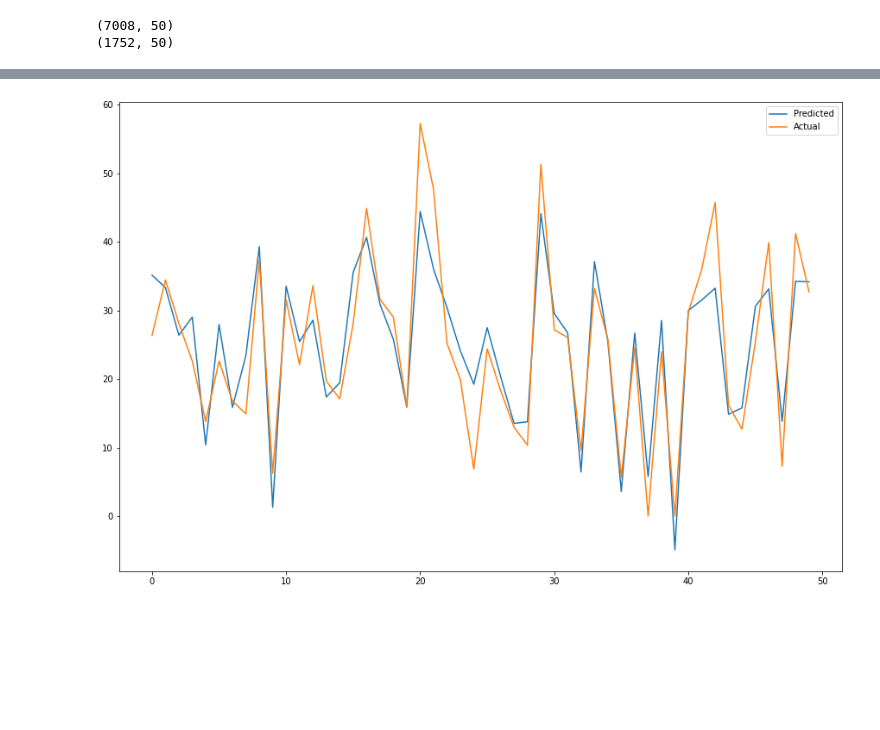
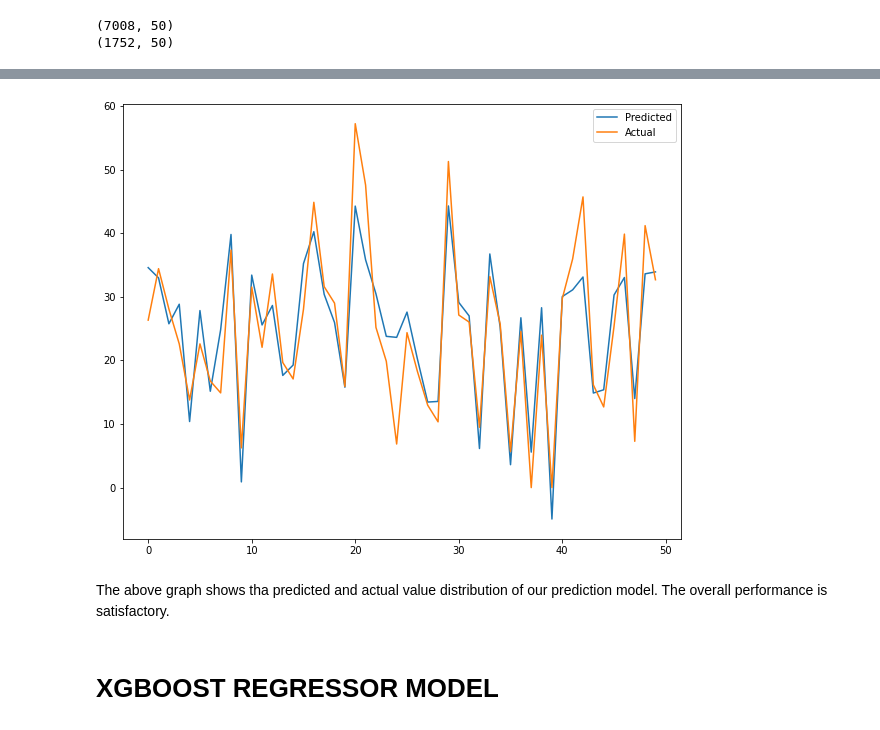
Before and after one commit to shahfaissalDharwad/Seoul-Bike-Sharing-Demand-Prediction-linear-regression-, a Jupyter notebook: Bike_Sharing_Demand_Prediction_Capstone_Project2.ipynb, the cells around one changed output, grey strips where cells are left out. Saved outputs shown, nothing was run; the diff lists cells and outputs as text; code cells hidden in the pictures; blank space fills up the shorter version.

```diff
--- a/Bike_Sharing_Demand_Prediction_Capstone_Project2.ipynb
+++ b/Bike_Sharing_Demand_Prediction_Capstone_Project2.ipynb
@@ -478 +269,6 @@ plt.show()
+# %%
+dataset.loc[dataset['Rainfall']>=4,'Rainfall']= 4
+dataset.loc[dataset['Solar_Radiation']>=2.5,'Solar_Radiation']=2.5
+dataset.loc[dataset['Snowfall']>2,'Snowfall']= 2
+dataset.loc[dataset['Wind_speed']>=4,'Wind_speed']= 4
 # %%
@@ -491,5 +296,0 @@ for col in numerical_features:
-# %%
-dataset.loc[dataset['Rainfall']>=2,'Rainfall']= 2
-dataset.loc[dataset['Solar_Radiation']>=2,'Solar_Radiation']= 2
-dataset.loc[dataset['Snowfall']>=1.5,'Snowfall']= 1.5
-dataset.loc[dataset['Wind_speed']>=4,'Wind_speed']= 4
@@ -863,6 +646,6 @@ plt.show()
 # %%
 from sklearn.linear_model import Lasso
-lasso = Lasso(alpha=1.0, max_iter=3000)
+lasso = Lasso(alpha=0.01, max_iter=3000)
 # Fit the Lasso model
 lasso.fit(X_train, y_train)
 # Create the model score
@@ -923,7 +745,7 @@ plt.show()
 # %%
 from sklearn.linear_model import Ridge
 
-ridge= Ridge(alpha=0.1)
+ridge= Ridge(alpha=0.01)
 # %%
 ridge.fit(X_train,y_train)
 # %% [output]
@@ -978,9 +819,13 @@ plt.show()
 # %%
 #Plot the figure
-plt.figure(figsize=(15,10))
+plt.figure(figsize=(10,8))
 plt.plot((y_pred_test_ridge[0:50]))
 plt.plot((np.array(y_test[0:50])))
 plt.legend(["Predicted","Actual"])
 plt.show()
 # %% [output]
-[figure, old version]
+[figure, new version]
+# %% [markdown]
+The above graph shows tha predicted and actual value distribution of our prediction model. The overall performance is satisfactory.
+# %% [markdown]
+# XGBOOST REGRESSOR MODEL
```
Also changed, not shown: parts of 131 cells of this notebook.
